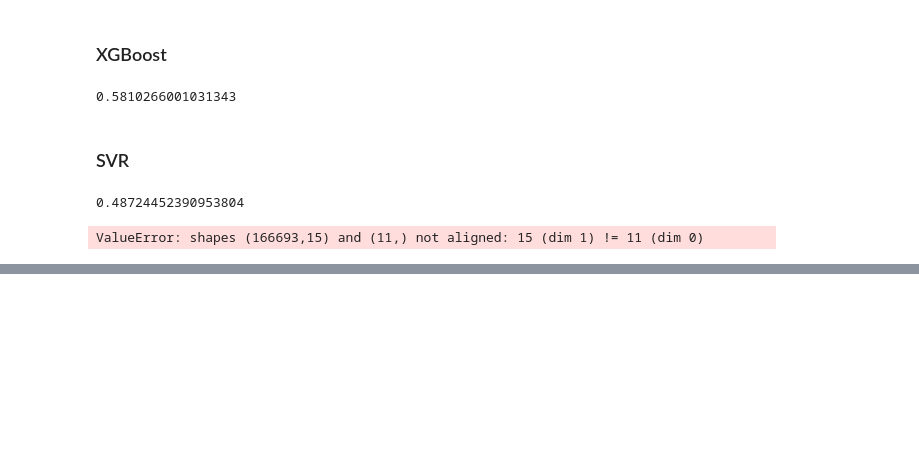
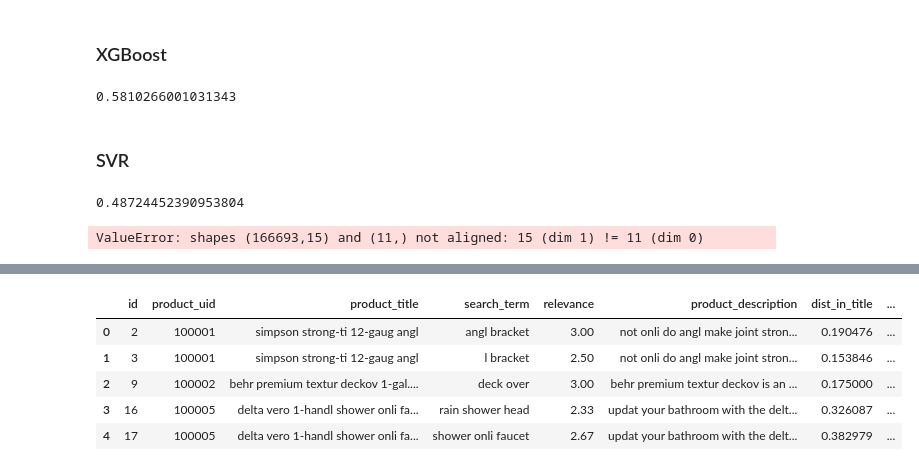
Before and after one commit to CarsonChen1129/HomeDepotKaggle, a Jupyter notebook: Main.ipynb, the cells around one changed output, grey strips where cells are left out. Saved outputs shown, nothing was run; the diff lists cells and outputs as text; code cells hidden in the pictures; blank space fills up the shorter version.

```diff
--- a/Main.ipynb
+++ b/Main.ipynb
@@ -371,0 +437,12 @@ ValueError: shapes (166693,15) and (11,) not aligned: 15 (dim 1) != 11 (dim 0)
+# %%
+# Step 2: Pre-processing
+# Step 2.1: import snowball stemmer
+stemmer = SnowballStemmer('english')
+# %%
+def snowball_stemmer(str):
+    '''
+    Stem all description with the following step: lower() -> split() -> stemmer.stem -> join
+    :param s: input string
+    :return: stemmed string
+    '''
+    return " ".join([stemmer.stem(word) for word in str.lower().split()])
@@ -371,0 +458,32 @@ ValueError: shapes (166693,15) and (11,) not aligned: 15 (dim 1) != 11 (dim 0)
+# %%
+# Step 2.2: Stem all data
+df_train['search_term'] = df_train['search_term'].map(lambda x: snowball_stemmer(x))
+df_train['product_title'] = df_train['product_title'].map(lambda x: snowball_stemmer(x))
+df_train['product_description'] = df_train['product_description'].map(lambda x: snowball_stemmer(x))
+df_test['search_term'] = df_test['search_term'].map(lambda x: snowball_stemmer(x))
+df_test['product_title'] = df_test['product_title'].map(lambda x: snowball_stemmer(x))
+df_test['product_description'] = df_test['product_description'].map(lambda x: snowball_stemmer(x))
+# %%
+# Step 3: Calculate text feature
+# Step 3.1: Calculate Levenshtein distance
+# Levenshtein distance between search terms and product title
+df_train['dist_in_title'] = df_train.apply(lambda x:Levenshtein.ratio(x['search_term'],x['product_title']), axis=1)
+# Levenshtein distance between search term and product description
+df_train['dist_in_desc'] = df_train.apply(lambda x:Levenshtein.ratio(x['search_term'],x['product_description']), axis=1)
+# Combine product title and product description as all texts
+df_train['all_texts'] = df_train['product_title'] + ' . ' + df_train['product_description'] + ' . '
+
+df_test['dist_in_title'] = df_test.apply(lambda x:Levenshtein.ratio(x['search_term'],x['product_title']), axis=1)
+# Levenshtein distance between search term and product description
+df_test['dist_in_desc'] = df_test.apply(lambda x:Levenshtein.ratio(x['search_term'],x['product_description']), axis=1)
+# Combine product title and product description as all texts
+df_test['all_texts'] = df_test['product_title'] + ' . ' + df_test['product_description'] + ' . '
+# %%
+df_train.head()
+# %% [output]
+|  | id | product_uid | product_title | search_term | relevance | product_description | dist_in_title | ... |
+| 0 | 2 | 100001 | simpson strong-ti 12-gaug angl | angl bracket | 3.00 | not onli do angl make joint stron... | 0.190476 | ... |
+| 1 | 3 | 100001 | simpson strong-ti 12-gaug angl | l bracket | 2.50 | not onli do angl make joint stron... | 0.153846 | ... |
+| 2 | 9 | 100002 | behr premium textur deckov 1-gal.... | deck over | 3.00 | behr premium textur deckov is an ... | 0.175000 | ... |
+| 3 | 16 | 100005 | delta vero 1-handl shower onli fa... | rain shower head | 2.33 | updat your bathroom with the delt... | 0.326087 | ... |
+| 4 | 17 | 100005 | delta vero 1-handl shower onli fa... | shower onli faucet | 2.67 | updat your bathroom with the delt... | 0.382979 | ... |
```
Also changed, not shown: parts of 65 cells of this notebook, 3 other files.
